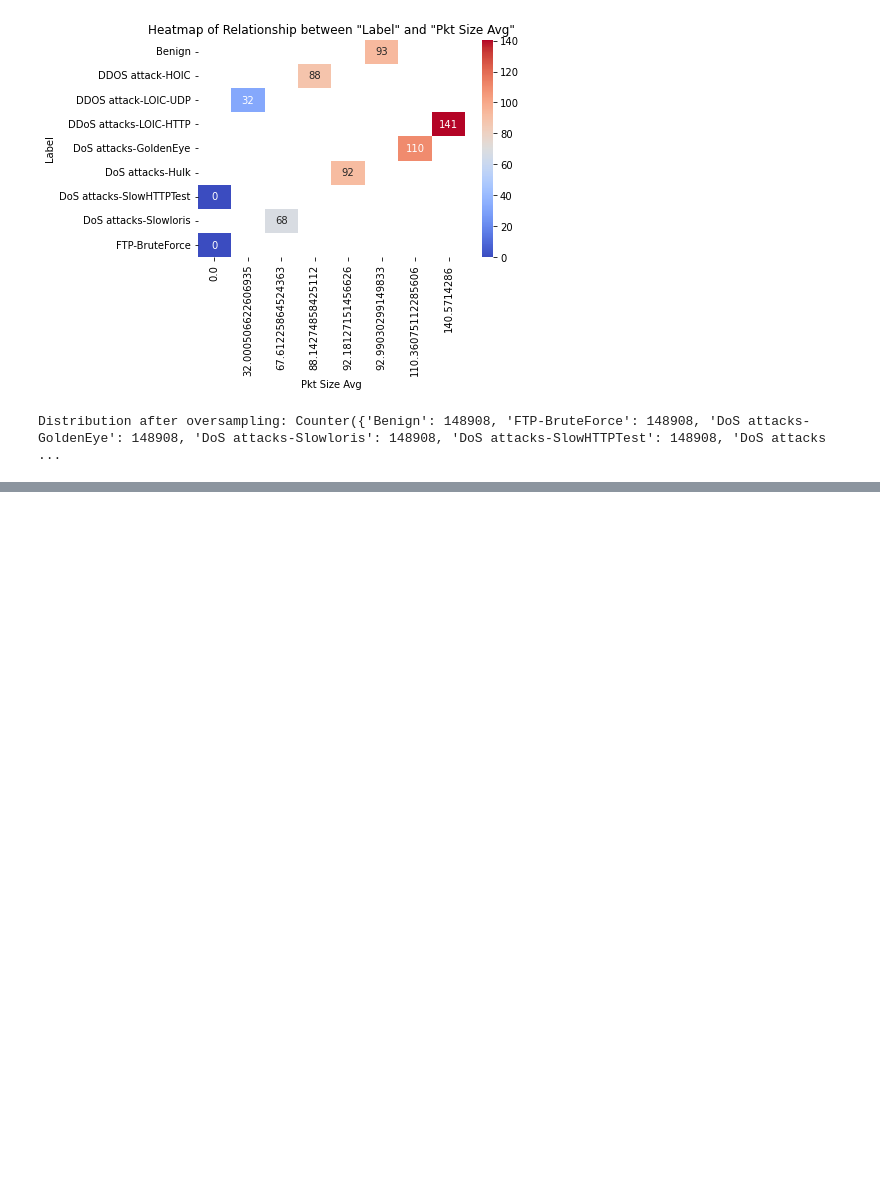
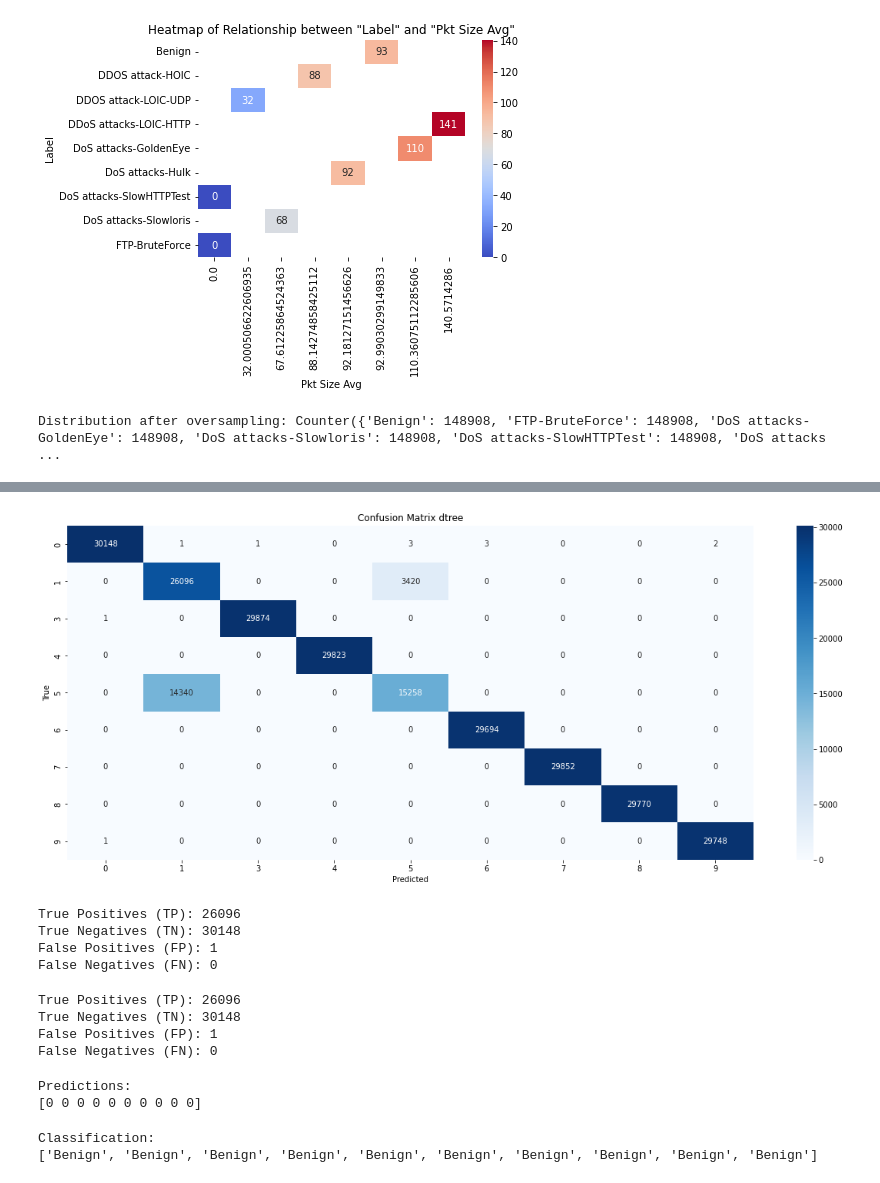
Before and after one commit to FabioTRamos/FinalProject, a Jupyter notebook: Intrusion Detection Machine Learn.ipynb, the cells around one changed output, grey strips where cells are left out. Drawn from its saved outputs; the diff is of its cells as text; code cells hidden in the pictures; blank space fills up the shorter version.

Commit message:
last commit
# Generate a classification report for the predictions on the test set

```diff
--- a/Intrusion Detection Machine Learn.ipynb
+++ b/Intrusion Detection Machine Learn.ipynb
@@ -600,0 +651,67 @@ weighted avg       0.94      0.93      0.93    268035
+# %%
+from sklearn.metrics import confusion_matrix
+
+# Compute the confusion matrix
+conf_matrixdtree = confusion_matrix(y_test, predictions)
+
+# Get the unique class labels from y_test
+labels = sorted(y_test.unique())
+
+# Plot the confusion matrix as a heatmap
+plt.figure(figsize=(20, 8))
+sns.heatmap(conf_matrixdtree, annot=True, cmap='Blues', fmt='d',
+            xticklabels=labels, yticklabels=labels)
+plt.xlabel('Predicted')
+plt.ylabel('True')
+plt.title('Confusion Matrix dtree')
+plt.show()
+# %% [output]
+[figure, added]
+# %%
+conf_matrix = confusion_matrix(y_test, predictions)
+
+# Extract TP, TN, FP, FN from the confusion matrix
+TN = conf_matrix[0, 0]
+FP = conf_matrix[0, 1]
+FN = conf_matrix[1, 0]
+TP = conf_matrix[1, 1]
+
+# Print the values
+print("True Positives (TP):", TP)
+print("True Negatives (TN):", TN)
+print("False Positives (FP):", FP)
+print("False Negatives (FN):", FN)
+# %% [output]
+True Positives (TP): 26096
+True Negatives (TN): 30148
+False Positives (FP): 1
+False Negatives (FN): 0
+# %%
+conf_matrix = confusion_matrix(y_test, predictions)
+
+# Extract TP, TN, FP, FN from the confusion matrix
+TN = conf_matrix[0, 0]
+FP = conf_matrix[0, 1]
+FN = conf_matrix[1, 0]
+TP = conf_matrix[1, 1]
+
+# Print the values
+print("True Positives (TP):", TP)
+print("True Negatives (TN):", TN)
+print("False Positives (FP):", FP)
+print("False Negatives (FN):", FN)
+# %% [output]
+True Positives (TP): 26096
+True Negatives (TN): 30148
+False Positives (FP): 1
+False Negatives (FN): 0
+# %%
+# Predict the labels for the entire dataset
+predictions = dtree.predict(X)  # Use the trained decision tree to predict labels for the entire feature set
+
+# Print the first 10 predictions
+print("Predictions:")
+print(predictions[:10])  # Display the first 10 predictions to check the output
+# %% [output]
+Predictions:
+[0 0 0 0 0 0 0 0 0 0]
@@ -600,0 +724,6 @@ weighted avg       0.94      0.93      0.93    268035
+# %%
+print("Classification:")
+print(predictions_names [:10])
+# %% [output]
+Classification:
+['Benign', 'Benign', 'Benign', 'Benign', 'Benign', 'Benign', 'Benign', 'Benign', 'Benign', 'Benign']
```
Also changed, not shown: parts of 53 cells of this notebook.
